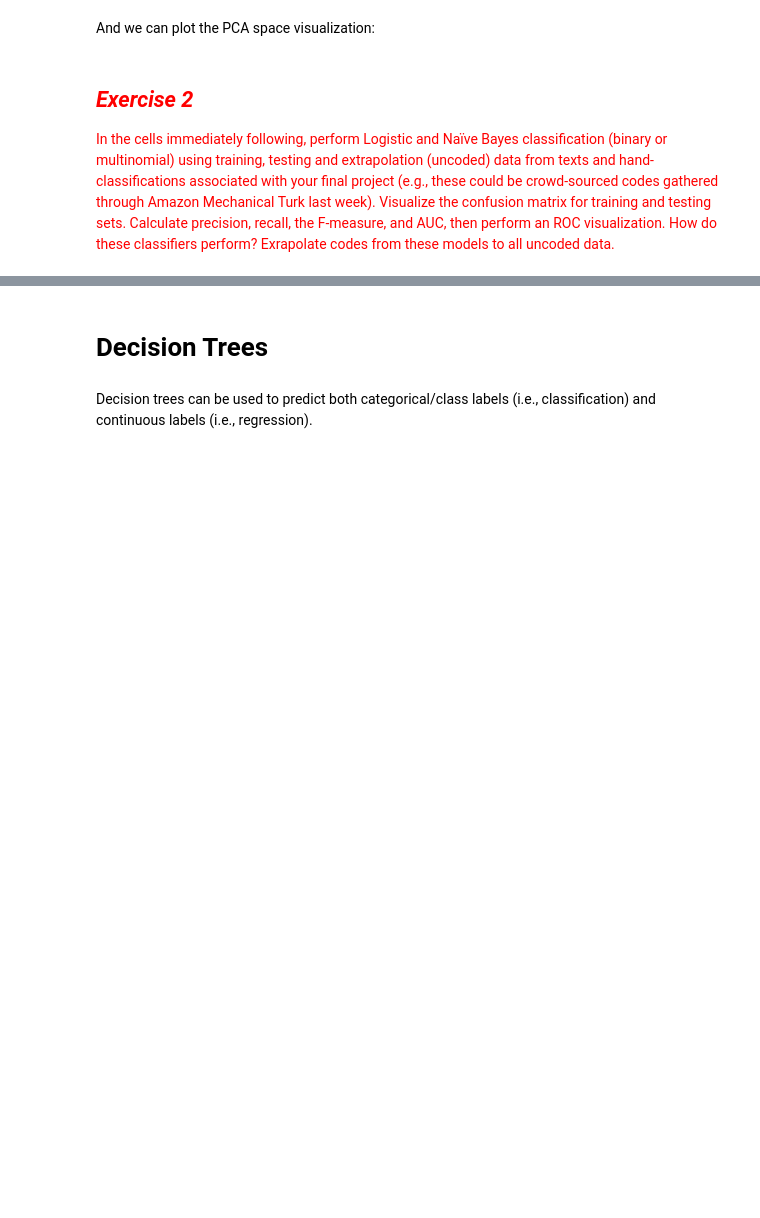
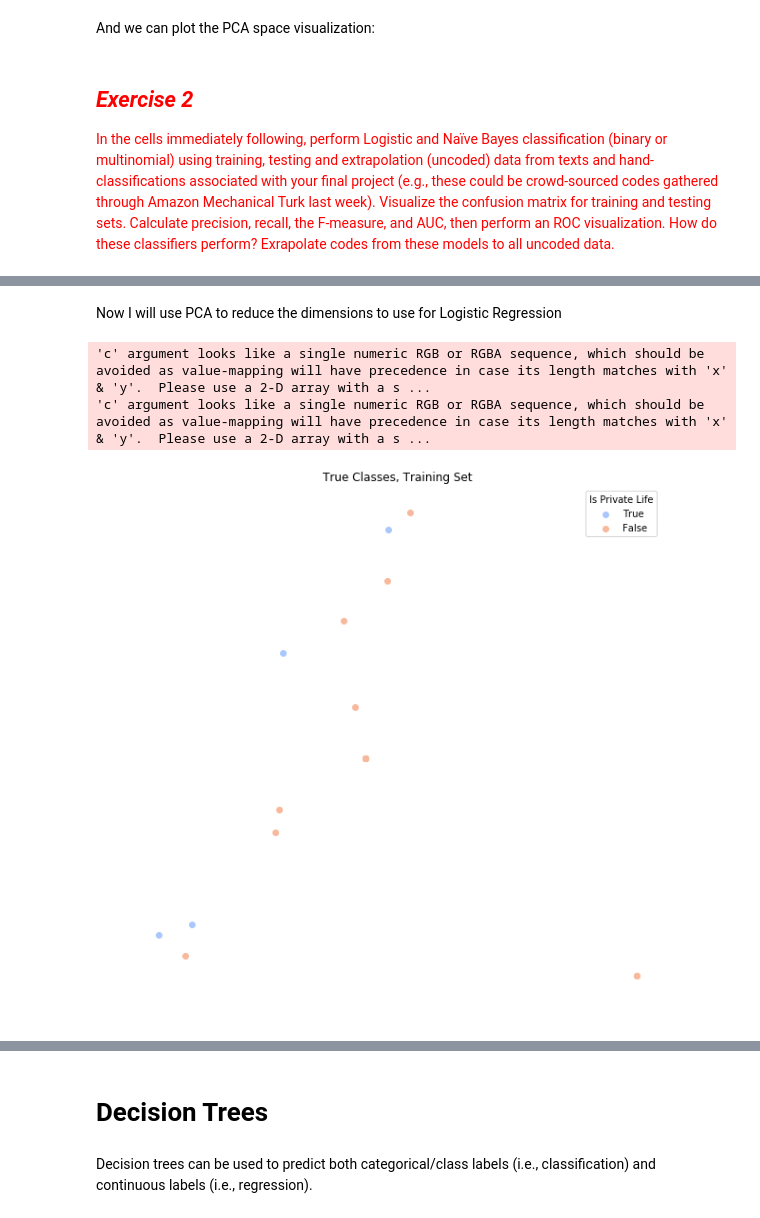
Before and after one commit to laurenjli/Content-Analysis-2020, a Jupyter notebook: week-3/3-Classification.ipynb, the cells around one changed output, grey strips where cells are left out. Cells and saved outputs as stored; diff of their text form; code cells hidden in the pictures; blank space fills up the shorter version.

```diff
--- a/week-3/3-Classification.ipynb
+++ b/week-3/3-Classification.ipynb
@@ -669,0 +732,11 @@ train_data_df['vect'] = [np.array(v).flatten() for v in TFVects.todense()]
+# %%
+# Text preprocessing
+tal_df = pandas.read_csv('tal_anno.csv')
+tal_df = tal_df.drop('Timestamp',axis=1)
+tal_df = tal_df.T.reset_index()
+tal_df.columns = ['text','label']
+# remove unnecessary text
+tal_df['text']=tal_df['text'].apply(lambda x: x.split(':')[1].strip())
+# create a binary 'category' column (True if Private life, False otherwise)
+tal_df['category'] = [s=='Private life' for s in tal_df['label']]
+tal_df.head()
@@ -669,0 +750,8 @@ train_data_df['vect'] = [np.array(v).flatten() for v in TFVects.todense()]
+# %%
+# tokenize and normalize
+tal_df['tokenized_text'] = tal_df['text'].apply(lambda x: lucem_illud_2020.word_tokenize(x))
+tal_df['normalized_text'] = tal_df['tokenized_text'].apply(lambda x: lucem_illud_2020.normalizeTokens(x))
+# %%
+# create train and test set
+holdBackFraction = .3
+train_data_df, test_data_df = lucem_illud_2020.trainTestSplit(tal_df, holdBackFraction=holdBackFraction)
@@ -670,53 +766,32 @@ train_data_df['vect'] = [np.array(v).flatten() for v in TFVects.todense()]
+# %% [markdown]
+Now I will use PCA to reduce the dimensions to use for Logistic Regression
 # %%
-# PCA for LR
+# PCA for LR since there are too many variables
 pca = sklearn.decomposition.PCA()
 reduced_data = pca.fit_transform(np.stack(train_data_df['vect'], axis=0))
 
 #We can store the PCA space vectors in the dataframe too:
 
 train_data_df['pca'] = [r for r in reduced_data]
 
 #Visualization in 2D:
 
 fig, ax = plt.subplots(figsize = (10,10))
 ax.axis('off')
 pallet = seaborn.color_palette(palette='coolwarm', n_colors = 2)
 
 #Plot Obama
 a = np.stack(train_data_df[train_data_df['category']]['pca'])
 ax.scatter(a[:,0], a[:, 1], c = pallet[0], label = "True")
 
 #Plot not Obama
 a = np.stack(train_data_df[train_data_df['category'].eq(False)]['pca'])
 ax.scatter(a[:,0], a[:, 1], c = pallet[1], label = "False")
 
-ax.legend(loc = 'upper right', title = 'Is Obama')
+ax.legend(loc = 'upper right', title = 'Is Private Life')
 plt.title('True Classes, Training Set')
 plt.show()
-
-#PCA cannot distinguish Obama very well. Let's perform a screeplot to see how many Principal Components we need.
-
-n = len(train_data_df)
-
-fig, (ax1, ax2, ax3) = plt.subplots(ncols=3, figsize = (16, 5), sharey=True)
-
-eigen_vals = np.arange(n) + 1
-ax1.plot(eigen_vals, pca.explained_variance_ratio_, 'ro-', linewidth=1)
-ax1.set_title('Scree Plot (Full)')
-ax1.set_xlabel('Principal Component')
-ax1.set_ylabel('Proportion of Explained Variance')
-
-eigen_vals = np.arange(50) + 1
-ax2.plot(eigen_vals, pca.explained_variance_ratio_[:50], 'ro-', linewidth=1)
-ax2.set_title('Scree Plot (First 50 Principal Components)')
-ax2.set_xlabel('Principal Component')
-ax2.set_ylabel('Proportion of Explained Variance')
-
-
-eigen_vals = np.arange(20) + 1
-ax3.plot(eigen_vals, pca.explained_variance_ratio_[:20], 'ro-', linewidth=2)
-ax3.set_title('Scree Plot (First 50 Principal Components)')
-ax3.set_xlabel('Principal Component')
-ax3.set_ylabel('Proportion of Explained Variance')
-
-plt.show()
+# %% [output]
+'c' argument looks like a single numeric RGB or RGBA sequence, which should be avoided as value-mapping will have precedence in case its length matches with 'x' & 'y'.  Please use a 2-D array with a s ...
+'c' argument looks like a single numeric RGB or RGBA sequence, which should be avoided as value-mapping will have precedence in case its length matches with 'x' & 'y'.  Please use a 2-D array with a s ...
+[figure, added]
```
Also changed, not shown: parts of 74 cells of this notebook.
